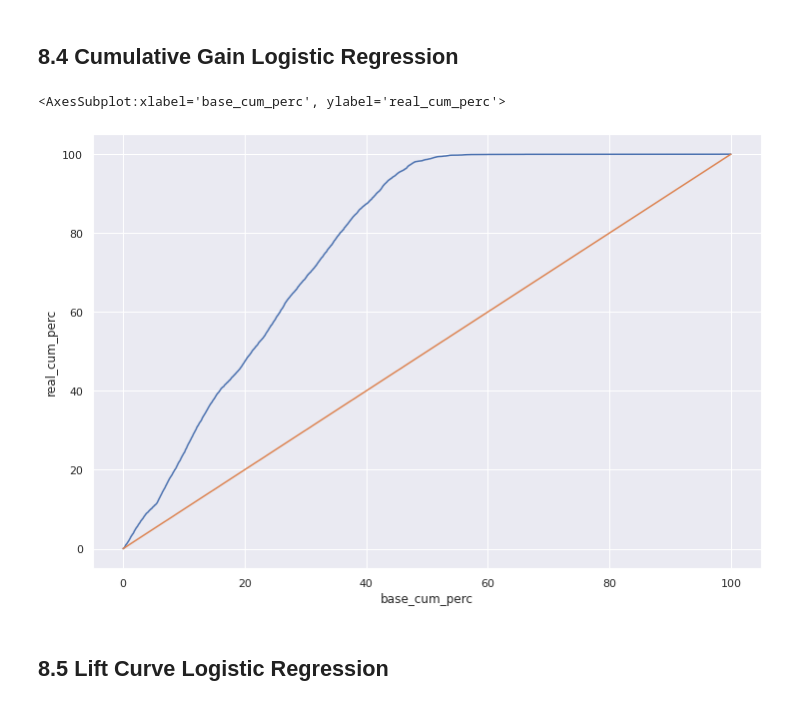
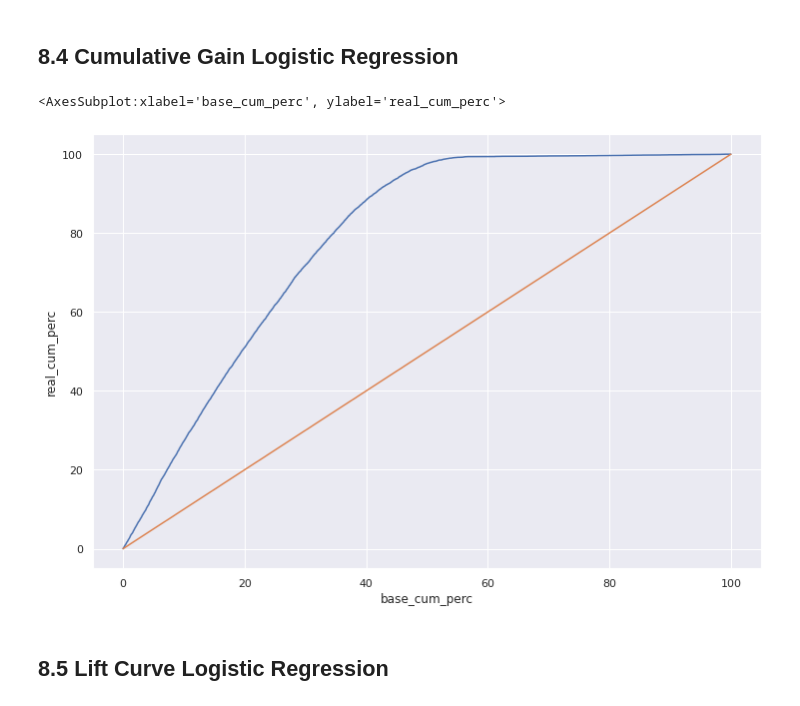
Before and after one commit to rmouram/health_insurance, a Jupyter notebook: v1.0-Health_insurance_cross_sell.ipynb, the cells around one changed output. Drawn from its saved outputs; the diff is of its cells as text; code cells hidden in the pictures.

```diff
--- a/v1.0-Health_insurance_cross_sell.ipynb
+++ b/v1.0-Health_insurance_cross_sell.ipynb
@@ -687,29 +690,29 @@ recall_at_50:0.000644814615797958
 ## 8.4 Cumulative Gain Logistic Regression
 # %%
 results = pd.DataFrame()
-results['prediction'] = yhat_lr[:,1].tolist()
+results['prediction'] = yhat_et[:,1].tolist()
 results['real'] = y_val.tolist()
 
 # ordering by prediction
 results = results.sort_values( 'prediction', ascending=False )
 
 # Percentage of intereset ( Propensity Score )
 results['real_cum'] = results['real'].cumsum()
 results['real_cum_perc'] = 100*results['real_cum']/results['real'].sum()
 
 # Percentage of Base ( Clients )
 results['base'] = range( 1, len( results ) + 1  )
 results['base_cum_perc'] = 100*results['base']/len( results )
 
 # Basline model
 results['baseline'] = results['base_cum_perc']
 
 plt.figure( figsize=(12,8))
 sns.lineplot( x='base_cum_perc', y='real_cum_perc', data=results )
 sns.lineplot( x='base_cum_perc', y='baseline', data=results )
 # %% [output]
 <AxesSubplot:xlabel='base_cum_perc', ylabel='real_cum_perc'>
-[figure, old version]
+[figure, new version]
 # %% [markdown]
 ## 8.5 Lift Curve Logistic Regression
 # %%
```
Also changed, not shown: parts of 15 cells of this notebook, 7 other files.
